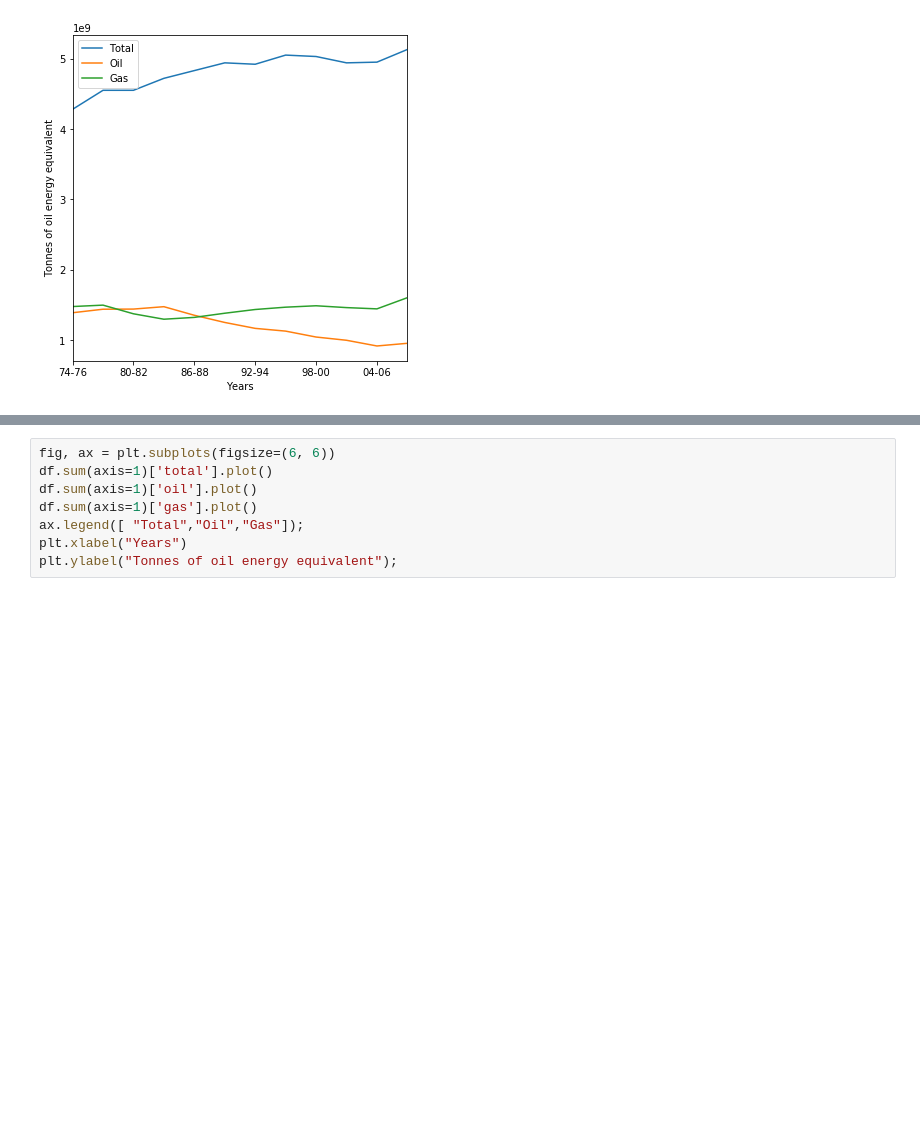
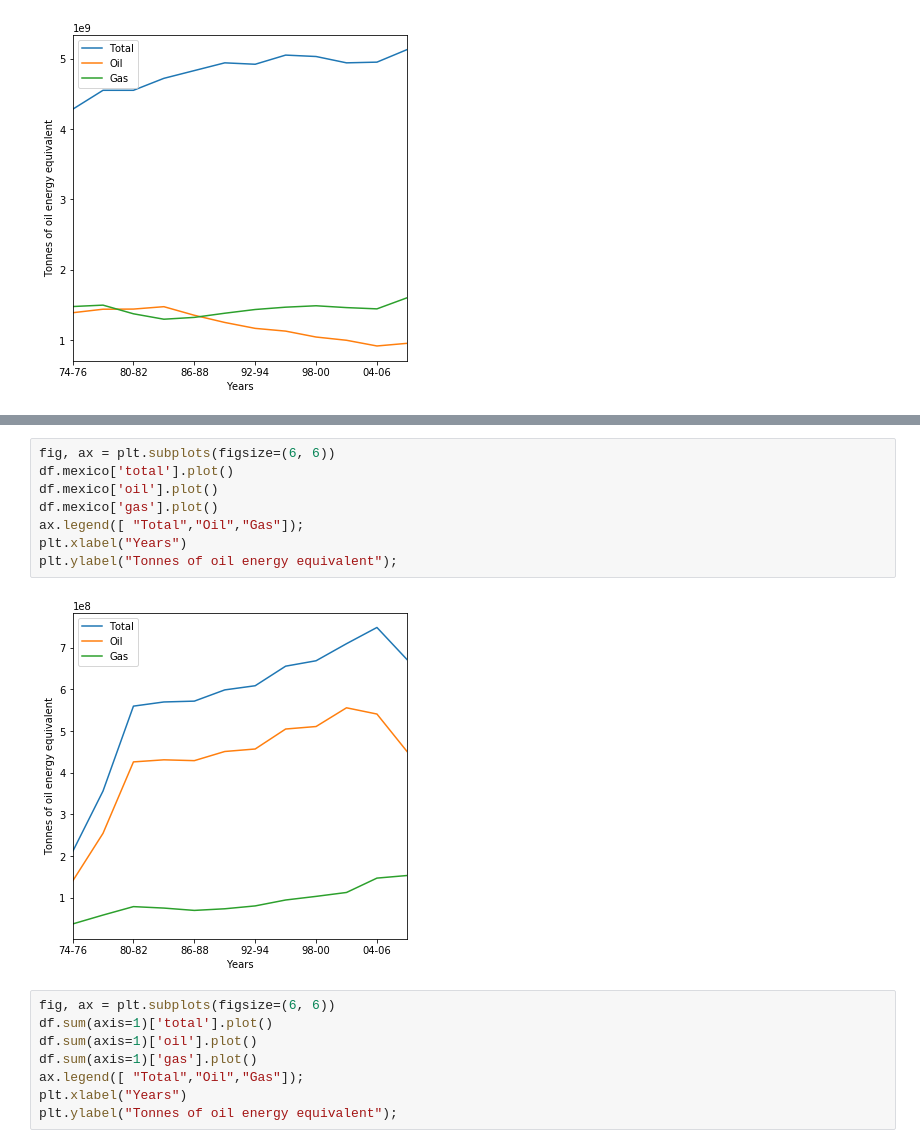
Before and after one commit to reneang17/data-analyst, a Jupyter notebook: gapminder_energy/gapminder_energy_production.ipynb, the cells around one changed output, grey strips where cells are left out. Cells and saved outputs as stored; diff of their text form; blank space fills up the shorter version.

```diff
--- a/gapminder_energy/gapminder_energy_production.ipynb
+++ b/gapminder_energy/gapminder_energy_production.ipynb
@@ -382,3 +392,13 @@ plt.ylabel("Tonnes of oil energy equivalent");
+# %%
+fig, ax = plt.subplots(figsize=(6, 6))
+df.mexico['total'].plot()
+df.mexico['oil'].plot()
+df.mexico['gas'].plot()
+ax.legend([ "Total","Oil","Gas"]);
+plt.xlabel("Years")
+plt.ylabel("Tonnes of oil energy equivalent");
+# %% [output]
+[figure, added]
 # %%
 fig, ax = plt.subplots(figsize=(6, 6))
 df.sum(axis=1)['total'].plot()
```
Also changed, not shown: parts of 1 cell of this notebook.
